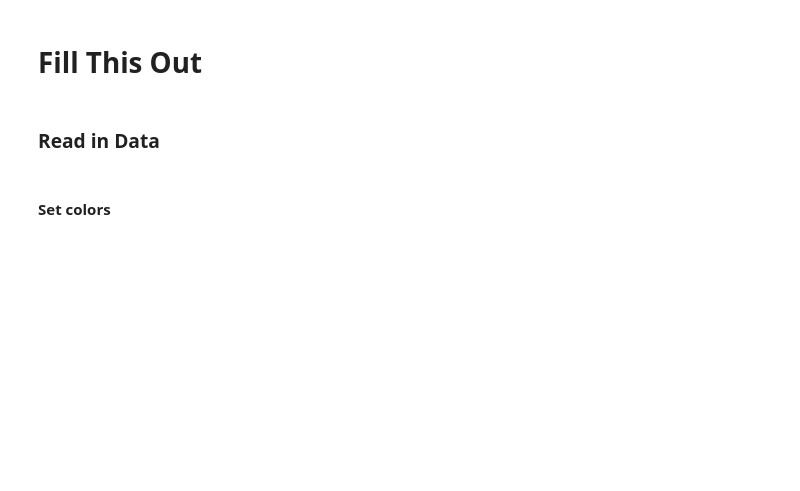
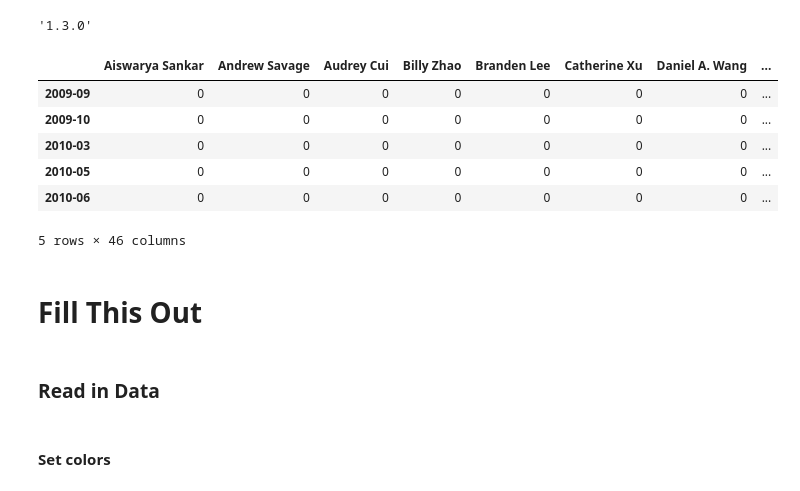
Before and after one commit to andrew-shoe/FB_message_analyzer, a Jupyter notebook: facebook.ipynb, the cells around one changed output. Cells and saved outputs as stored; diff of their text form; code cells hidden in the pictures; blank space fills up the shorter version.

```diff
--- a/facebook.ipynb
+++ b/facebook.ipynb
@@ -16,6 +16,10 @@ import matplotlib.pyplot as plt
 import matplotlib
 %matplotlib inline
 sns.set()
+# %%
+bokeh.__version__
+# %% [output]
+'1.3.0'
 # %%
 COLORS = Category20_20[::2] + Category20_20[1::2] + Accent8 + Category20_20[1::2]
 # %%
@@ -216,3 +226,13 @@ def area_plot(df, title):
     output_file('graphs/{}.html'.format(title), title=title)
 
     show(p)
+# %%
+df_msg.head()
+# %% [output]
+|  | Aiswarya Sankar | Andrew Savage | Audrey Cui | Billy Zhao | Branden Lee | Catherine Xu | Daniel A. Wang | ... |
+| 2009-09 | 0 | 0 | 0 | 0 | 0 | 0 | 0 | ... |
+| 2009-10 | 0 | 0 | 0 | 0 | 0 | 0 | 0 | ... |
+| 2010-03 | 0 | 0 | 0 | 0 | 0 | 0 | 0 | ... |
+| 2010-05 | 0 | 0 | 0 | 0 | 0 | 0 | 0 | ... |
+| 2010-06 | 0 | 0 | 0 | 0 | 0 | 0 | 0 | ... |
+5 rows × 46 columns
```
Also changed, not shown: parts of 15 cells of this notebook.
